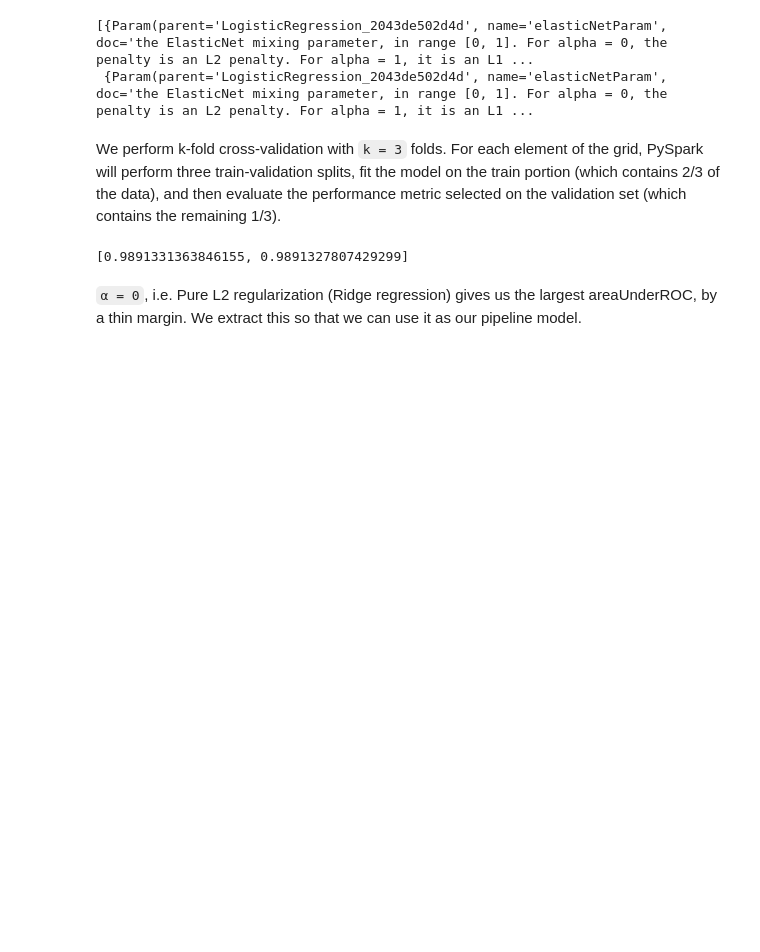
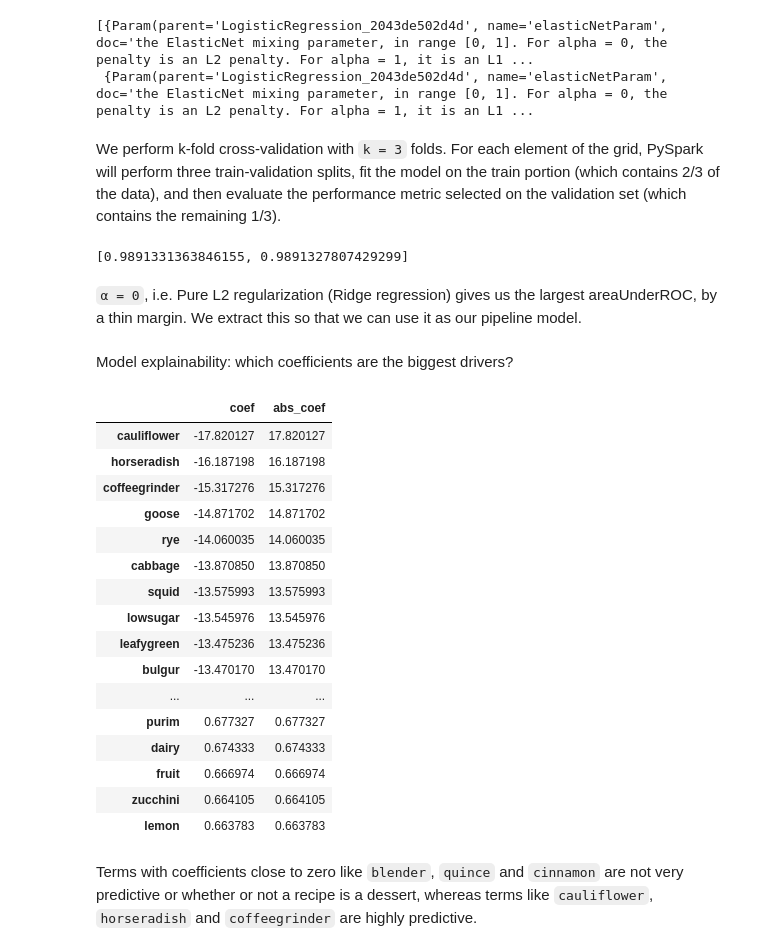
Before and after one commit to richhuwtaylor/dessert-or-not, a Jupyter notebook: dessert-or-not.ipynb, the cells around one changed output. Cells and saved outputs as stored; diff of their text form; code cells hidden in the pictures; blank space fills up the shorter version.

Commit message:
Create DataFrame of model coefficients, compare feature importance.

```diff
--- a/dessert-or-not.ipynb
+++ b/dessert-or-not.ipynb
@@ -716,3 +716,44 @@ cv_model.avgMetrics
 `α = 0`, i.e. Pure L2 regularization (Ridge regression) gives us the largest areaUnderROC, by a thin margin. We extract this so that we can use it as our pipeline model.
 # %%
 pipeline_food_model = cv_model.bestModel
+# %% [markdown]
+Model explainability: which coefficients are the biggest drivers?
+# %%
+# Extract the feature names from the features vector.
+# We add the intercept manually.
+feature_names = ["(Intercept)"] + [
+    x["name"] for x in (
+        food_features.schema["features"].metadata["ml_attr"]["attrs"]["numeric"]
+    )
+]
+
+# Add the intercept manually from the intercept slot
+feature_coefficients = [lr_model.intercept] + list(lr_model.coefficients.values)
+
+# Create DataFrame of feature labels and coefficients
+coefficients = pd.DataFrame(feature_coefficients, index=feature_names, columns=["coef"])
+
+# Add a column of absolute values for convenient sorting
+coefficients["abs_coef"] = coefficients["coef"].abs()
+
+coefficients.sort_values(["abs_coef"], ascending=False)
+# %% [output]
+|  | coef | abs_coef |
+| cauliflower | -17.820127 | 17.820127 |
+| horseradish | -16.187198 | 16.187198 |
+| coffeegrinder | -15.317276 | 15.317276 |
+| goose | -14.871702 | 14.871702 |
+| rye | -14.060035 | 14.060035 |
+| cabbage | -13.870850 | 13.870850 |
+| squid | -13.575993 | 13.575993 |
+| lowsugar | -13.545976 | 13.545976 |
+| leafygreen | -13.475236 | 13.475236 |
+| bulgur | -13.470170 | 13.470170 |
+| ... | ... | ... |
+| purim | 0.677327 | 0.677327 |
+| dairy | 0.674333 | 0.674333 |
+| fruit | 0.666974 | 0.666974 |
+| zucchini | 0.664105 | 0.664105 |
+| lemon | 0.663783 | 0.663783 |
+# %% [markdown]
+Terms with coefficients close to zero like `blender`, `quince` and `cinnamon` are not very predictive or whether or not a recipe is a dessert, whereas terms like `cauliflower`, `horseradish` and `coffeegrinder` are highly predictive.
```
Also changed, not shown: parts of 1 cell of this notebook, 36 other files.
